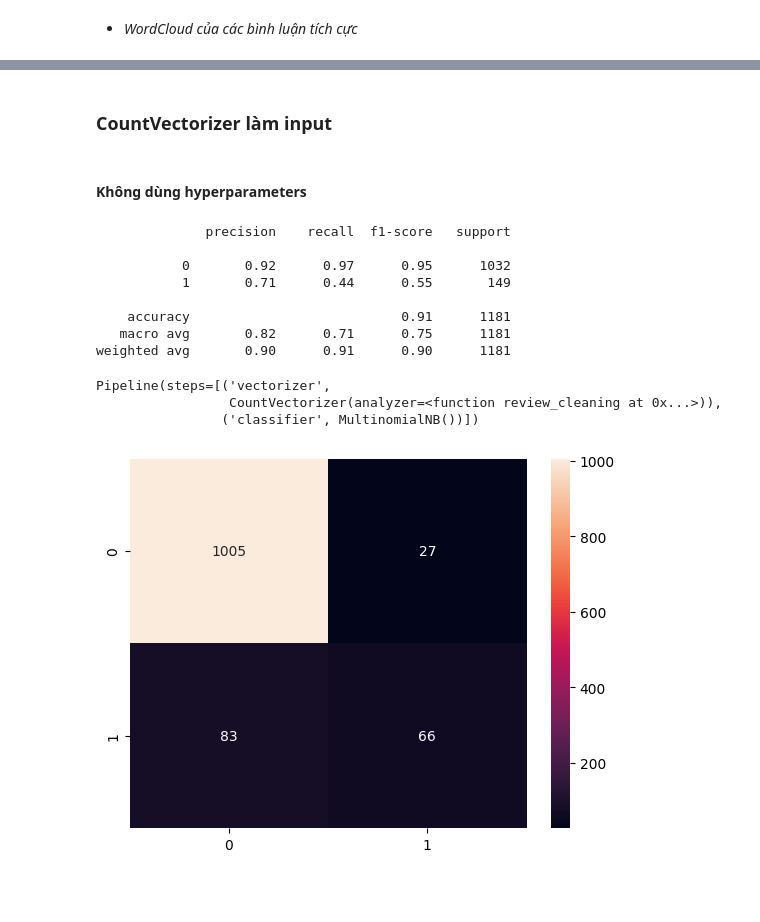
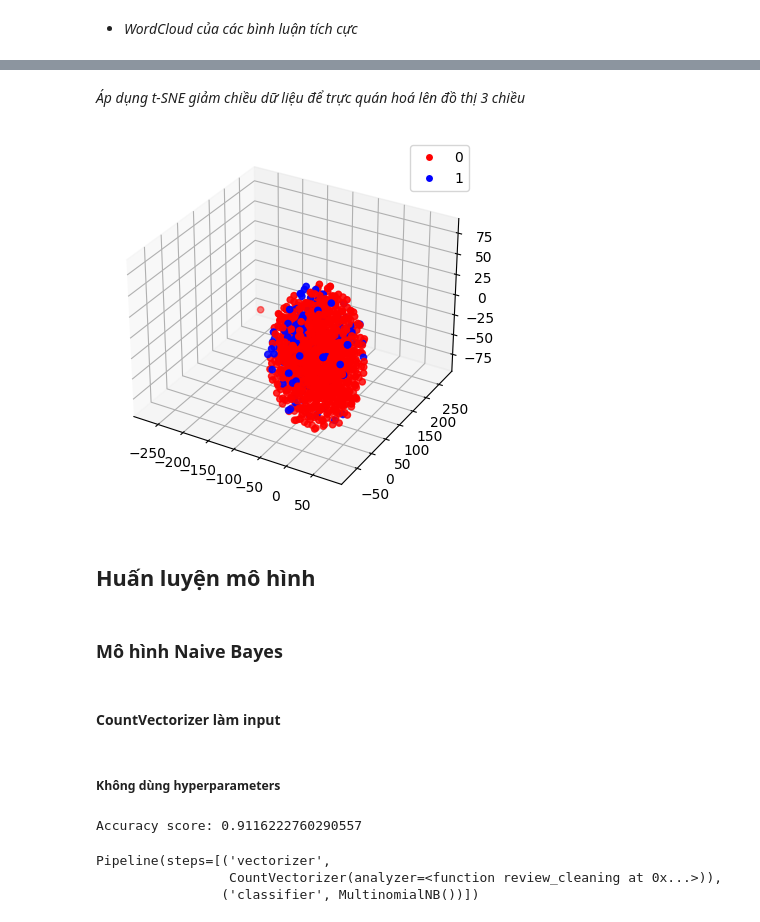
Before and after one commit to Haix1xx/Foody_Sentiment_Analysis, a Jupyter notebook: NLP.ipynb, the cells around one changed output, grey strips where cells are left out. Saved outputs shown, nothing was run; the diff lists cells and outputs as text; code cells hidden in the pictures; blank space fills up the shorter version.

```diff
--- a/NLP.ipynb
+++ b/NLP.ipynb
@@ -182 +232,23 @@ plot_wordcloud(clean_positive_sentences)
+# %% [markdown]
+<i>Áp dụng t-SNE giảm chiều dữ liệu để trực quán hoá lên đồ thị 3 chiều</i>
+# %%
+
+tsne = TSNE(n_components=3, random_state=42)
+count_matrix_3d = tsne.fit_transform(count_matrix.toarray())
+
+fig = plt.figure()
+ax = fig.add_subplot(111, projection='3d')
+
+scatter = ax.scatter(count_matrix_3d[:, 0], count_matrix_3d[:, 1], count_matrix_3d[:, 2], c=df['Label'].map({0: 'red', 1: 'blue'}))
+
+# Tạo legend cho nhãn
+legend_labels = [0, 1]
+legend_handles = [plt.Line2D([], [], marker='o', color='w', markerfacecolor=color, label=label) for label, color in zip(legend_labels, ['red', 'blue'])]
+ax.legend(handles=legend_handles, labels=legend_labels)
+
+plt.show()
+# %% [output]
+[figure, added]
+# %% [markdown]
+## Huấn luyện mô hình
 # %%
@@ -217,6 +312,8 @@ def train_model_with_hyperparameters(vectorizer, classifier, x, y, cv=5):
     return search_result, result
+# %% [markdown]
+### Mô hình Naive Bayes
 # %% [markdown]
-### CountVectorizer làm input
+#### CountVectorizer làm input
 # %%
 x = df['Review']
 y = df['Label']
@@ -223,18 +322,10 @@ y = df['Label']
 # %% [markdown]
-#### Không dùng hyperparameters
+##### Không dùng hyperparameters
 # %%
-train_model(CountVectorizer(analyzer=review_cleaning), MultinomialNB(), x, y)
+train_model(CountVectorizer(analyzer=review_cleaning), MultinomialNB(), x_train, y_train)
 # %% [output]
-              precision    recall  f1-score   support
-
-           0       0.92      0.97      0.95      1032
-           1       0.71      0.44      0.55       149
-
-    accuracy                           0.91      1181
-   macro avg       0.82      0.71      0.75      1181
-weighted avg       0.90      0.91      0.90      1181
+Accuracy score: 0.9116222760290557
 Pipeline(steps=[('vectorizer',
                  CountVectorizer(analyzer=<function review_cleaning at 0x...>)),
                 ('classifier', MultinomialNB())])
-[figure, removed]
 # %% [markdown]
```
Also changed, not shown: parts of 33 cells of this notebook.
